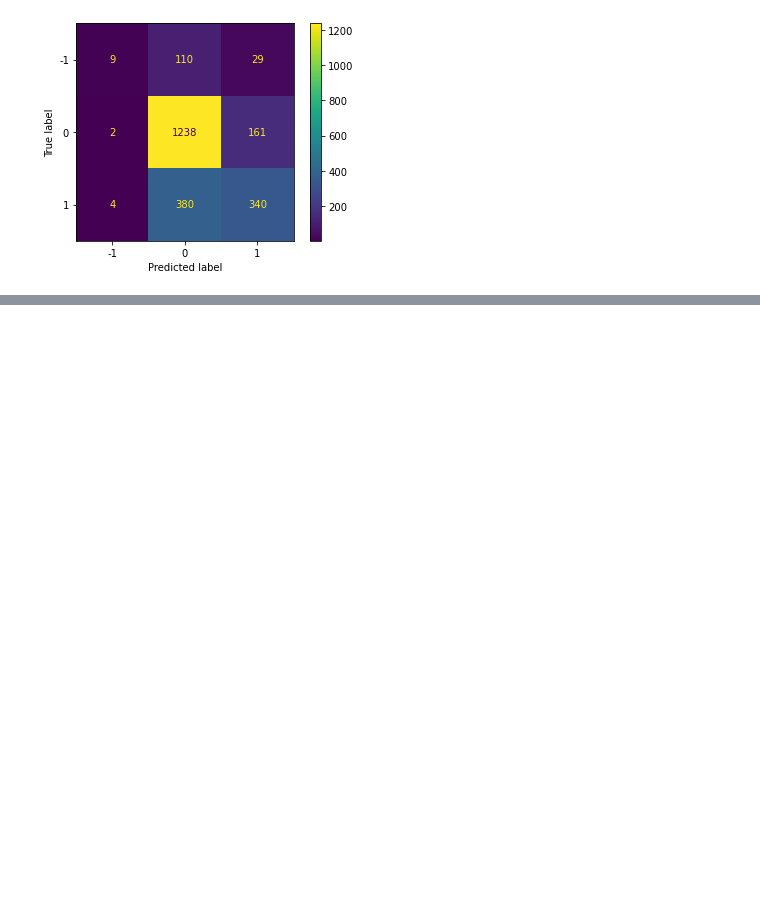
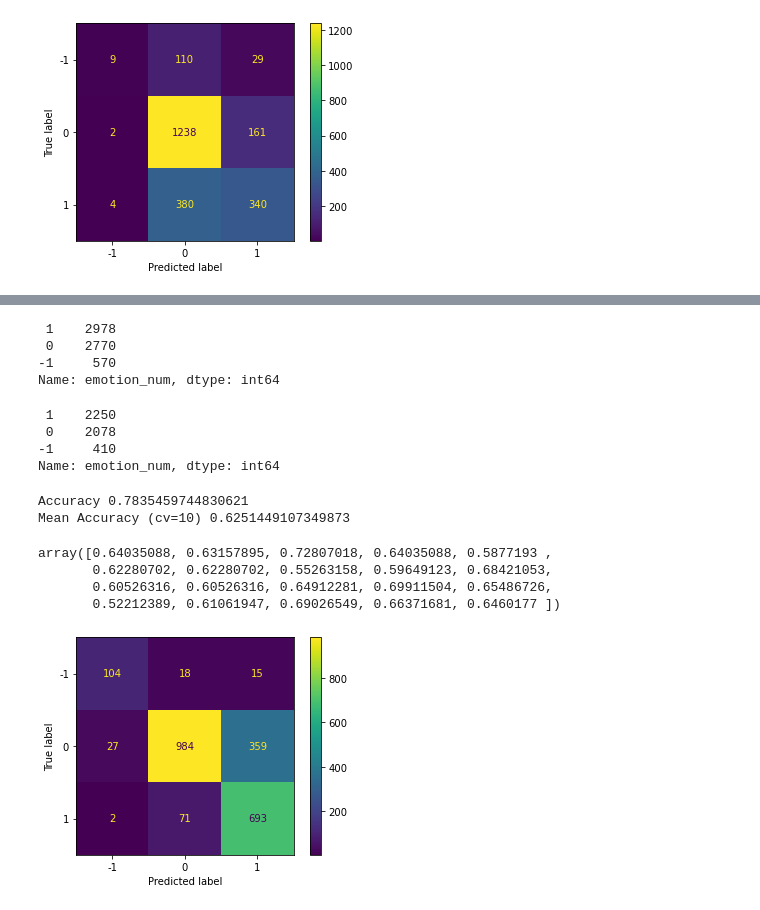
Before and after one commit to ValeriaVF/Twitter-Sentiment-Analysis-Using-NLP, a Jupyter notebook: eddie-eda-modeling.ipynb, the cells around one changed output, grey strips where cells are left out. Drawn from its saved outputs; the diff is of its cells as text; code cells hidden in the pictures; blank space fills up the shorter version.

```diff
--- a/eddie-eda-modeling.ipynb
+++ b/eddie-eda-modeling.ipynb
@@ -232,0 +386,7 @@ plot_confusion_matrix(log_reg, X_test, y_test);
+# %%
+half_neutral = neutral.iloc[:2770]
+# %%
+frames = [pos_and_neg, half_neutral]
+
+result = pd.concat(frames)
+result
@@ -232,0 +407,45 @@ plot_confusion_matrix(log_reg, X_test, y_test);
+# %%
+result.emotion_num.value_counts()
+# %% [output]
+ 1    2978
+ 0    2770
+-1     570
+Name: emotion_num, dtype: int64
+# %%
+X_train_result, X_test_result, y_train_result, y_test_result = train_test_split(result['joined_tokens'],
+                                                    result['emotion_num'],
+                                                    test_size= 0.25,
+                                                    random_state= 5)
+# %%
+y_train_result.value_counts()
+# %% [output]
+ 1    2250
+ 0    2078
+-1     410
+Name: emotion_num, dtype: int64
+# %%
+# Using SGDClassifier
+sgd_result = Pipeline([('vect', CountVectorizer(ngram_range=(1,2))),
+               ('tfidf', TfidfTransformer(smooth_idf=False)),
+               ('clf', SGDClassifier(random_state=5)),
+              ])
+sgd_result.fit(X_train_result, y_train_result)
+
+y_pred = sgd_result.predict(X_test_result)
+
+print('Accuracy', accuracy_score(y_pred, y_test))
+print(f'Mean Accuracy (cv={cv_num})', cross_val_score(sgd_result, X_test, y_test, scoring='accuracy', cv=cv_num).mean())
+# %% [output]
+Accuracy 0.7835459744830621
+Mean Accuracy (cv=10) 0.6251449107349873
+# %%
+cross_val_score(sgd_result, X_test, y_test, scoring='accuracy', cv=20)
+# %% [output]
+array([0.64035088, 0.63157895, 0.72807018, 0.64035088, 0.5877193 ,
+       0.62280702, 0.62280702, 0.55263158, 0.59649123, 0.68421053,
+       0.60526316, 0.60526316, 0.64912281, 0.69911504, 0.65486726,
+       0.52212389, 0.61061947, 0.69026549, 0.66371681, 0.6460177 ])
+# %%
+plot_confusion_matrix(sgd_result, X_test, y_test);
+# %% [output]
+[figure, added]
```
Also changed, not shown: parts of 28 cells of this notebook.
